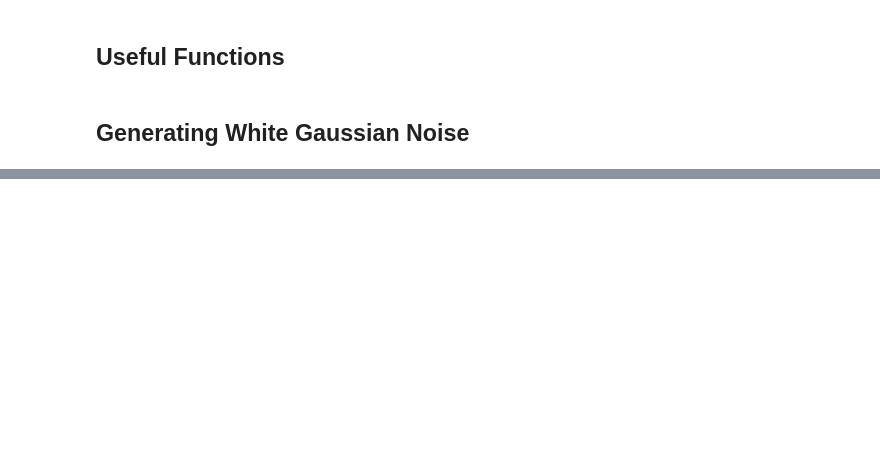
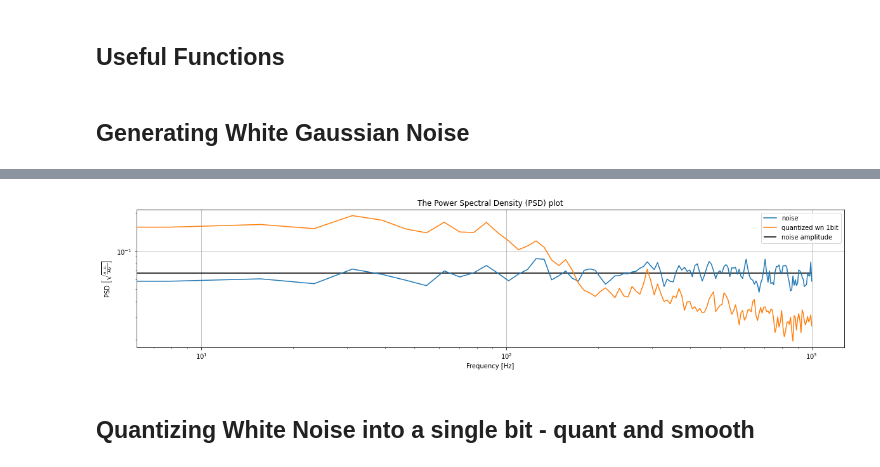
Before and after one commit to RoyElkabetz/NMR-gyroscope, a Jupyter notebook: Quantization_noise_simulation.ipynb, the cells around one changed output, grey strips where cells are left out. Cells and saved outputs as stored; diff of their text form; code cells hidden in the pictures; blank space fills up the shorter version.

```diff
--- a/Quantization_noise_simulation.ipynb
+++ b/Quantization_noise_simulation.ipynb
@@ -98,0 +106,14 @@ quantized_filtered_wn_1bit[filtered_noise > quant_level] = 1
+# %%
+# noise_list = [noise, filtered_noise, quantized_wn_1bit, quantized_filtered_wn_1bit]
+# names = ['noise', 'filtered_noise', 'quantized wn 1bit', 'quantized filtered wn 1bit',]
+
+noise_list = [noise, quantized_wn_1bit]
+names = ['noise', 'quantized wn 1bit']
+
+
+# plot PSD of all signals
+psd_compare(noise_list, sampling_frequency, noise_amplitude=noise_amplitude, names=names)
+# %% [output]
+[figure, added]
+# %% [markdown]
+## Quantizing White Noise into a single bit - quant and smooth
```
Also changed, not shown: parts of 8 cells of this notebook.
